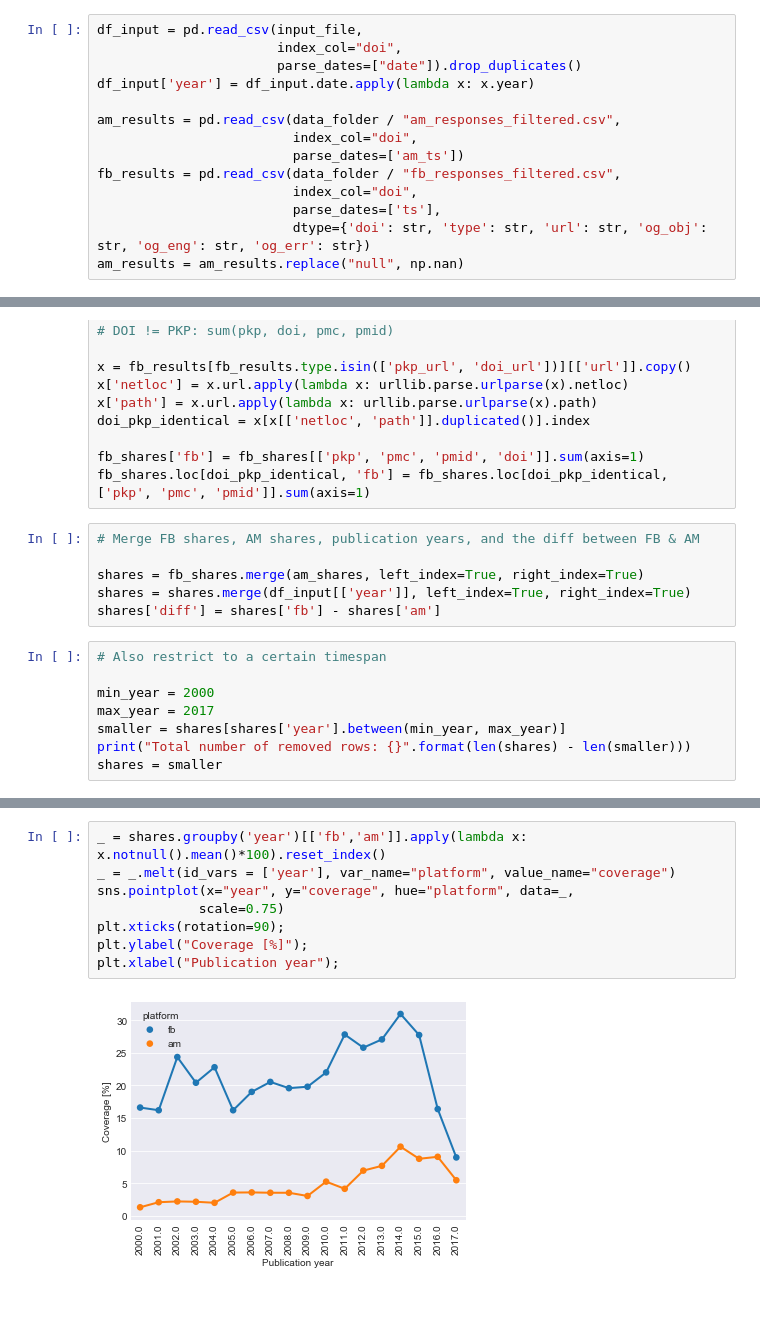
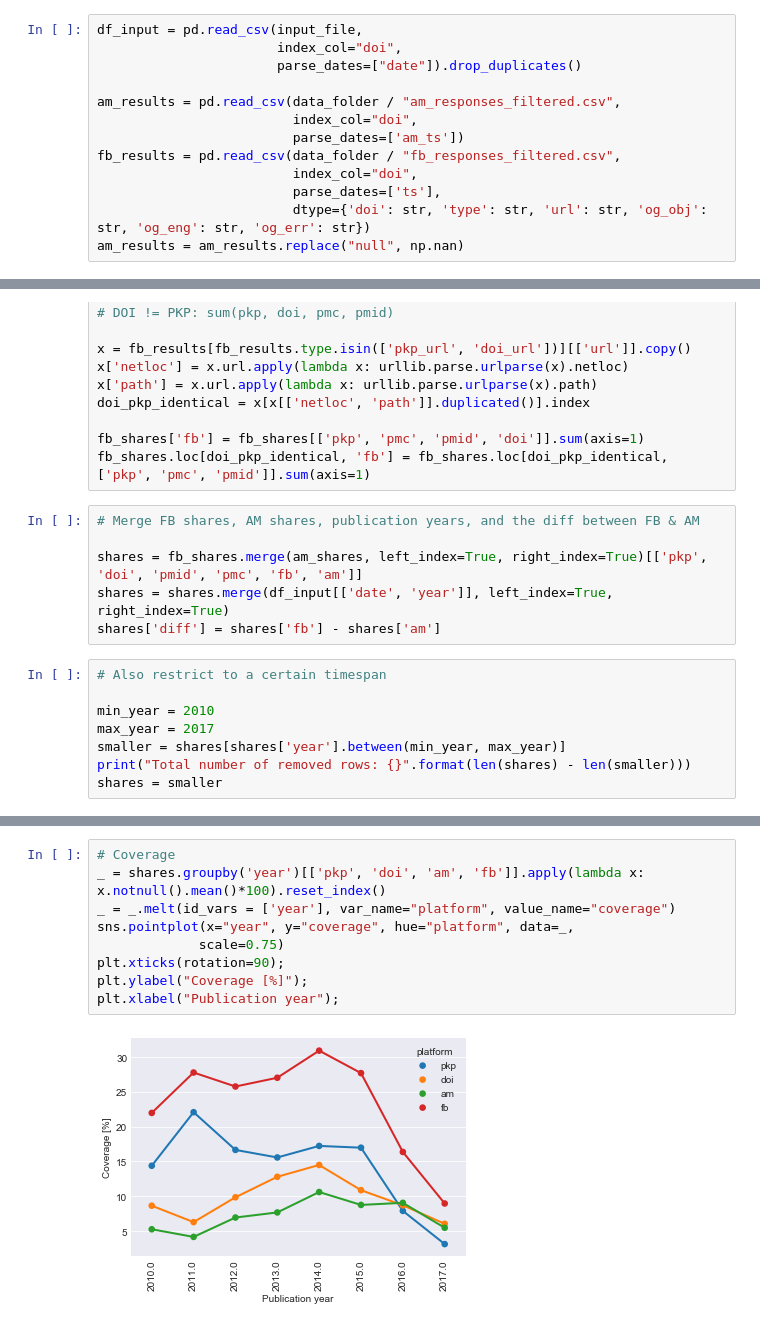
Before and after one commit to ScholCommLab/fhe-public-private, a Jupyter notebook: pkp-analysis.ipynb, the cells around one changed output, grey strips where cells are left out. Drawn from its saved outputs; the diff is of its cells as text.

Commit message:
updated plots

```diff
--- a/pkp-analysis.ipynb
+++ b/pkp-analysis.ipynb
@@ -66,7 +66,6 @@ def extract_am_shares(df):
 df_input = pd.read_csv(input_file,
                        index_col="doi",
                        parse_dates=["date"]).drop_duplicates()
-df_input['year'] = df_input.date.apply(lambda x: x.year)
 
 am_results = pd.read_csv(data_folder / "am_responses_filtered.csv",
                          index_col="doi",
@@ -123,13 +122,13 @@ fb_shares.loc[doi_pkp_identical, 'fb'] = fb_shares.loc[doi_pkp_identical, ['pkp'
 # %%
 # Merge FB shares, AM shares, publication years, and the diff between FB & AM
 
-shares = fb_shares.merge(am_shares, left_index=True, right_index=True)
-shares = shares.merge(df_input[['year']], left_index=True, right_index=True)
+shares = fb_shares.merge(am_shares, left_index=True, right_index=True)[['pkp', 'doi', 'pmid', 'pmc', 'fb', 'am']]
+shares = shares.merge(df_input[['date', 'year']], left_index=True, right_index=True)
 shares['diff'] = shares['fb'] - shares['am']
 # %%
 # Also restrict to a certain timespan
 
-min_year = 2000
+min_year = 2010
 max_year = 2017
 smaller = shares[shares['year'].between(min_year, max_year)]
 print("Total number of removed rows: {}".format(len(shares) - len(smaller)))
@@ -189,10 +223,11 @@ shares[shares.am.notnull()].describe()
 # %%
-_ = shares.groupby('year')[['fb','am']].apply(lambda x: x.notnull().mean()*100).reset_index()
+# Coverage
+_ = shares.groupby('year')[['pkp', 'doi', 'am', 'fb']].apply(lambda x: x.notnull().mean()*100).reset_index()
 _ = _.melt(id_vars = ['year'], var_name="platform", value_name="coverage")
 sns.pointplot(x="year", y="coverage", hue="platform", data=_,
              scale=0.75)
 plt.xticks(rotation=90);
 plt.ylabel("Coverage [%]");
 plt.xlabel("Publication year");
 # %% [output]
-[figure, old version]
+[figure, new version]
```
Also changed, not shown: parts of 22 cells of this notebook.
